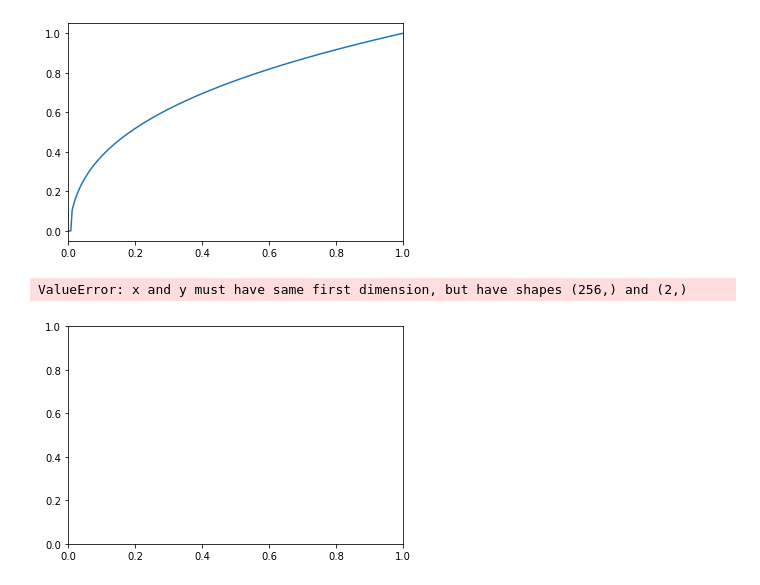
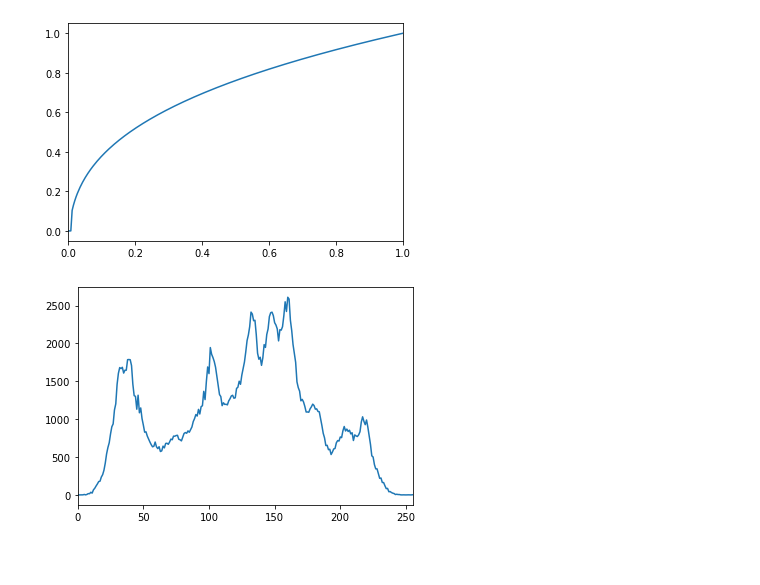
Before and after one commit to LeonardoMMFontoura/INF-1761-COMPUTACAO-GRAFICA, a Jupyter notebook: Trabalho-2/T2_imagem_part1.ipynb, the cells around one changed output. Saved outputs shown, nothing was run; the diff lists cells and outputs as text; code cells hidden in the pictures; blank space fills up the shorter version.

```diff
--- a/Trabalho-2/T2_imagem_part1.ipynb
+++ b/Trabalho-2/T2_imagem_part1.ipynb
@@ -110,10 +113,9 @@ plt.show()
 # %%
 hist, _ = np.histogram(L,bins=256)
 # %%
-hist = np.histogram(L,bins=256)
-x = np.linspace(0,255
+x = np.linspace(0,255,256)
 plt.plot(x,hist)
+plt.xlim([0,255])
 plt.show()
 # %% [output]
-ValueError: x and y must have same first dimension, but have shapes (256,) and (2,)
-[figure, old version]
+[figure, new version]
```
Also changed, not shown: parts of 1 cell of this notebook.
